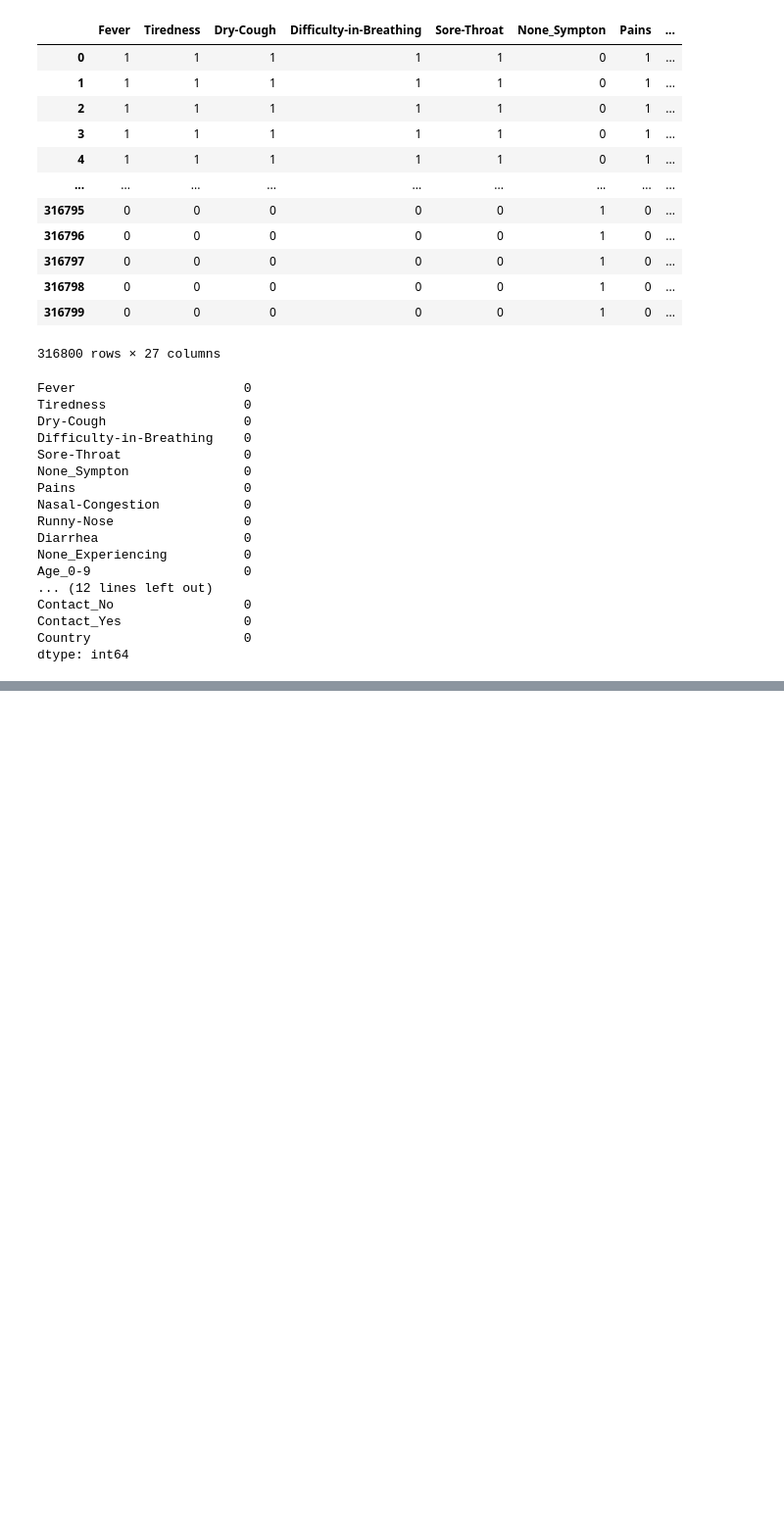
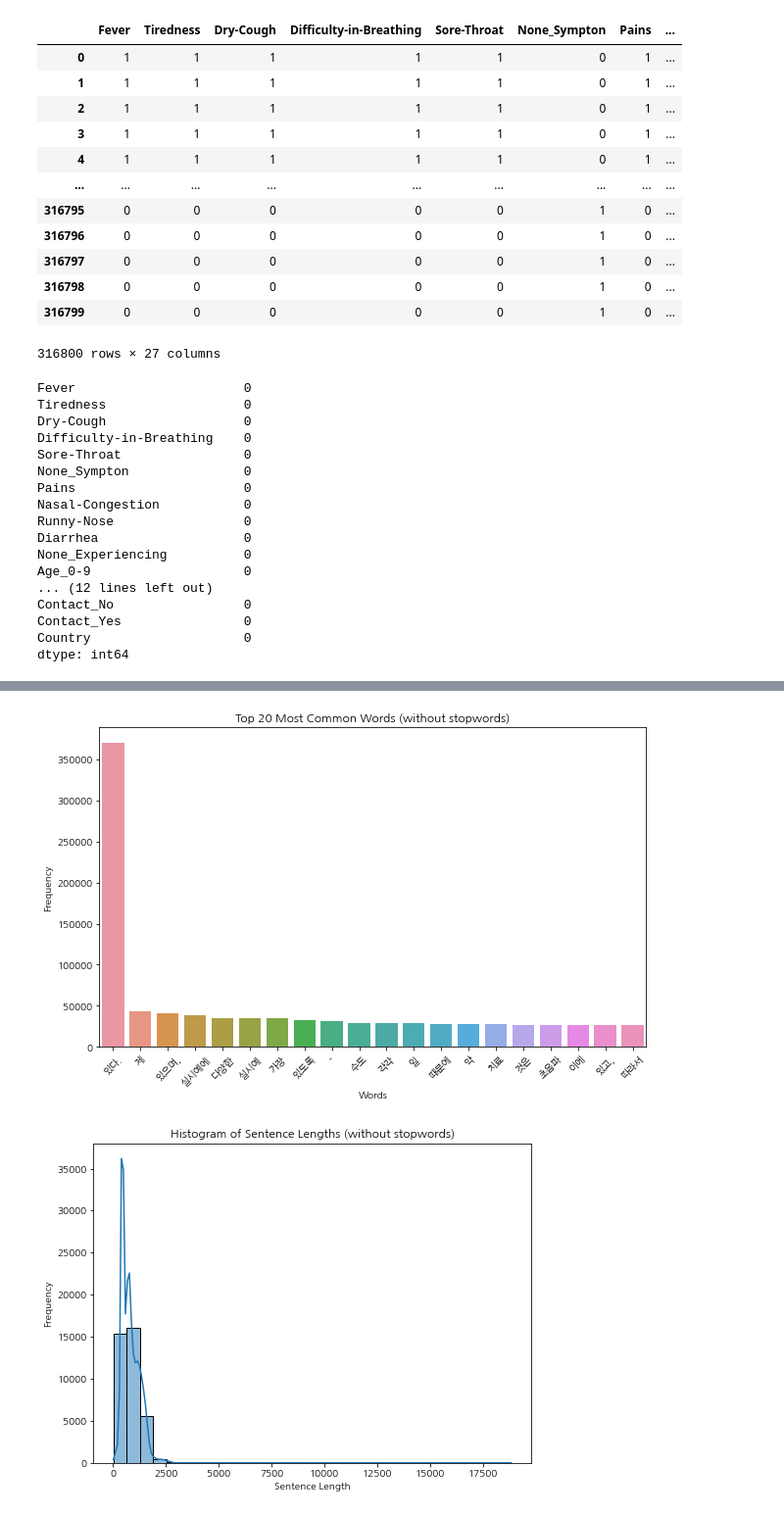
Before and after one commit to skywalker221-Minsoo/ZeroBase, a Jupyter notebook: ipythonNotebook/[DS]_DLproject_징후예측.ipynb, the cells around one changed output, grey strips where cells are left out. Shown at 98% size. Saved outputs shown, nothing was run; the diff lists cells and outputs as text; code cells hidden in the pictures; blank space fills up the shorter version.

```diff
--- a/ipythonNotebook/[DS]_DLproject_징후예측.ipynb
+++ b/ipythonNotebook/[DS]_DLproject_징후예측.ipynb
@@ -238,0 +297,69 @@ ValueError: invalid literal for int() with base 10: '재활의학/물리치료
+# %%
+import json
+
+# 말뭉치 데이터셋 준비
+# JSON 형식의 학습 데이터셋 로드
+with open('/Users/minsoo/Downloads/154.의료, 법률 전문 서적 말뭉치/01.데이터/Training/02.라벨링데이터/Training_medical.json', 'r') as file:
+    data = json.load(file)
+
+print(data)
+# %%
+import json
+import koreanize_matplotlib
+import matplotlib.pyplot as plt
+import seaborn as sns
+from collections import Counter
+import numpy as np
+
+# JSON 형식의 학습 데이터셋 로드
+with open('/Users/minsoo/Downloads/154.의료, 법률 전문 서적 말뭉치/01.데이터/Training/02.라벨링데이터/Training_medical.json', 'r') as file:
+    data = json.load(file)
+
+# 한글 불용어 사전 정의
+stopwords = ["은", "는", "이", "가", "을", "를", "으로", "로", "에", "에서", "의", "과", "와", "과의", "와의", "으로서", "로서", "이란", "이라는", "이야",
+             "이랑", "입니다", "하는", "하다", "되다", "한다", "그", "저", "그런", "저런", "이런", "저런", "그리고", "그래서", "하지만", "그러나", "그래도", "또는",
+             "혹은", "하기", "때문", "그래서", "너무", "모든", "때", "할", "수", "있는", "있습니다", "없는", "같은", "해야", "합니다", "있다", "상기", "및", "본", "도",
+             "발명의", "한다.", "의해", "따른", "따라", "후", ":", "대한", "다른", "위한", "경우", "것이", "바와", "된다.", "통해", "것이다.", "같이", "것을", "1", "또한,",
+             "이러한", "더", "위해", "내지", "계1", "이용하여", "계", "의한", "것으로", "또한", "있으며", "계2", "환자의", "제1", "제2", "있으며", "중", "한",
+             "같이,", "발명에", "도시된", "2", "각", "등의", "동안", "예를"]
+
+# 학습 데이터셋 전처리
+texts = []
+labels = []
+
+for entry in data['data']:
+    text = entry['text']
+    category = entry['category']
+    keywords = entry['keyword']
+    label = f"{category} {'/'.join(keywords)}"
+    texts.append(text)
+    labels.append(label)
+
+# 단어 빈도 시각화 (불용어 제거)
+word_freq = Counter(" ".join(texts).split())
+for stopword in stopwords:
+    del word_freq[stopword]
+
+word_freq_most_common = word_freq.most_common(20)  # 가장 빈도가 높은 20개의 단어
+words, freq = zip(*word_freq_most_common)
+
+plt.figure(figsize=(10, 6))
+sns.barplot(x=list(words), y=list(freq))
+plt.xlabel("Words")
+plt.ylabel("Frequency")
+plt.title("Top 20 Most Common Words (without stopwords)")
+plt.xticks(rotation=45)
+plt.show()
+
+# 문장 길이 히스토그램 (불용어 제거)
+sentence_lengths = [len([word for word in text.split() if word not in stopwords]) for text in texts]
+
+plt.figure(figsize=(8, 6))
+sns.histplot(sentence_lengths, bins=30, kde=True)
+plt.xlabel("Sentence Length")
+plt.ylabel("Frequency")
+plt.title("Histogram of Sentence Lengths (without stopwords)")
+plt.show()
+# %% [output]
+[figure, added]
+[figure, added]
```
Also changed, not shown: parts of 7 cells of this notebook, 1 other file.
